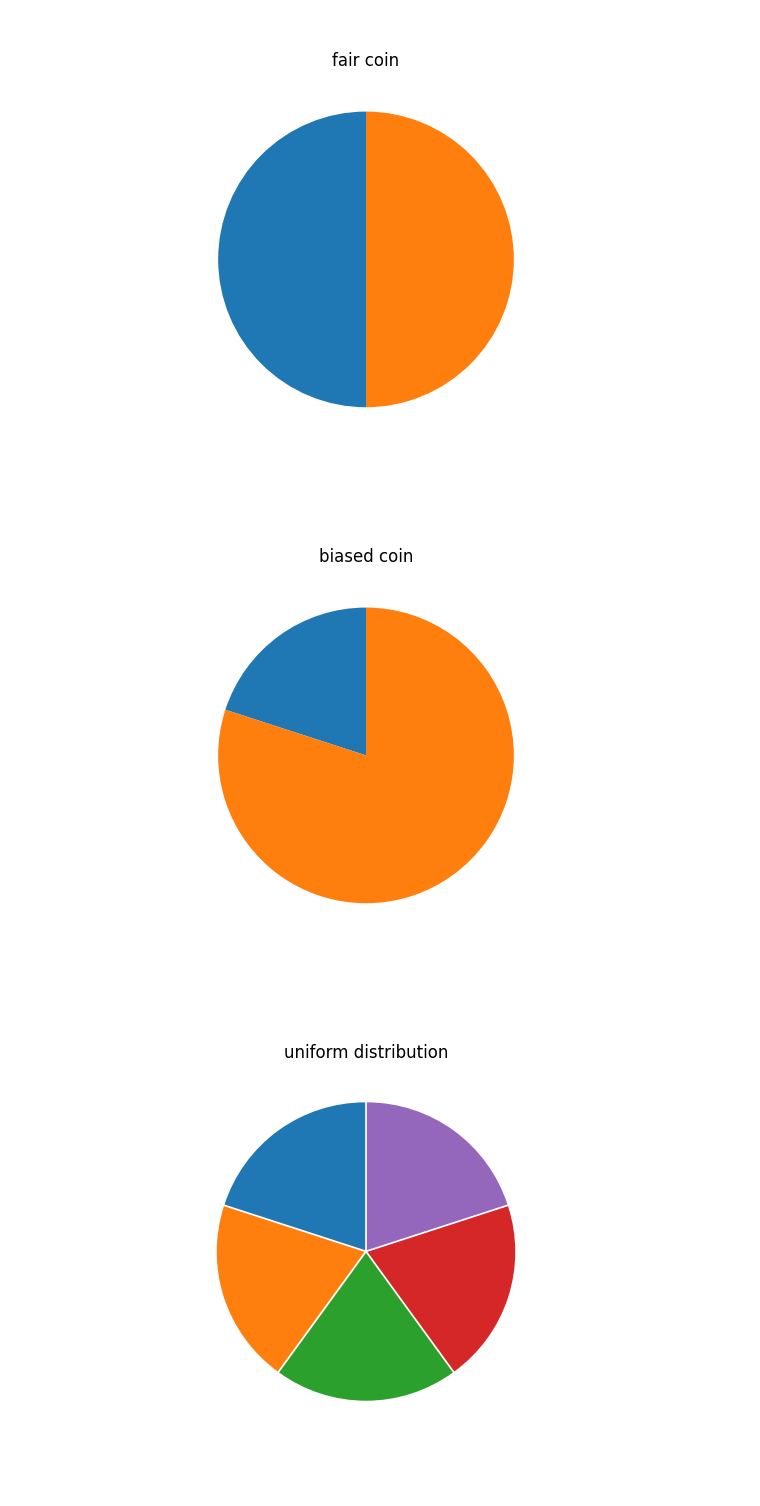
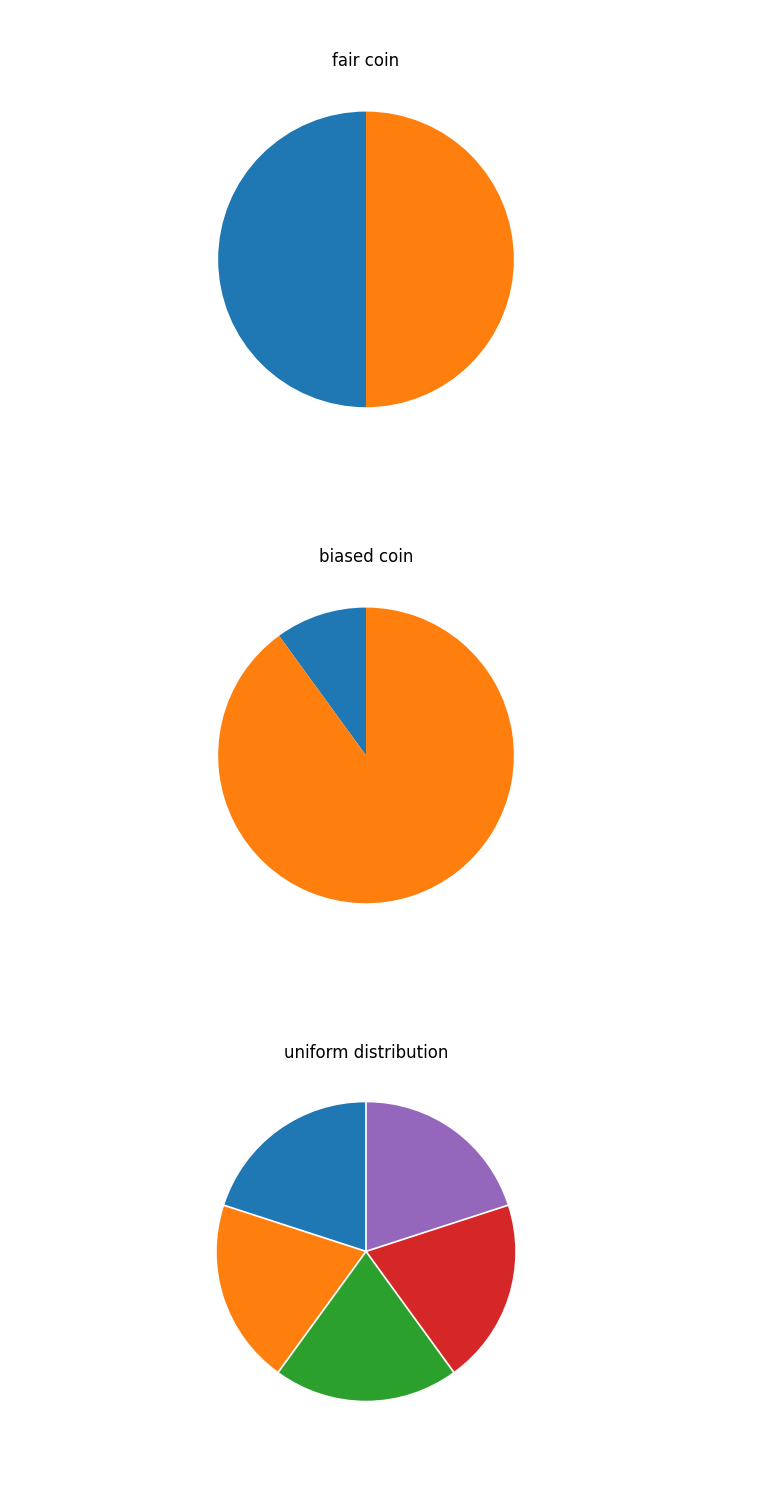
Before and after one commit to cschaffner/ITNuggets, a Jupyter notebook: notebooks/ITNuggets.ipynb, the cells around one changed output. Drawn from its saved outputs; the diff is of its cells as text; code cells hidden in the pictures.

```diff
--- a/notebooks/ITNuggets.ipynb
+++ b/notebooks/ITNuggets.ipynb
@@ -86,13 +86,13 @@ plt.show()
 # %% [output]
 [figure]
 # %%
-y = np.array([0.2, 0.8])
+y = np.array([0.1, 0.9])
 plt.pie(y, startangle = 90)
 plt.title("biased coin")
 plt.savefig("biased", transparent=True)
 plt.show()
 # %% [output]
-[figure, old version]
+[figure, new version]
 # %%
 y = np.array([1/5, 1/5, 1/5, 1/5, 1/5])
 myexplode = [0.01, 0.01, 0.01, 0.01, 0.01]
```
Also changed, not shown: parts of 18 cells of this notebook, 3 other files.
